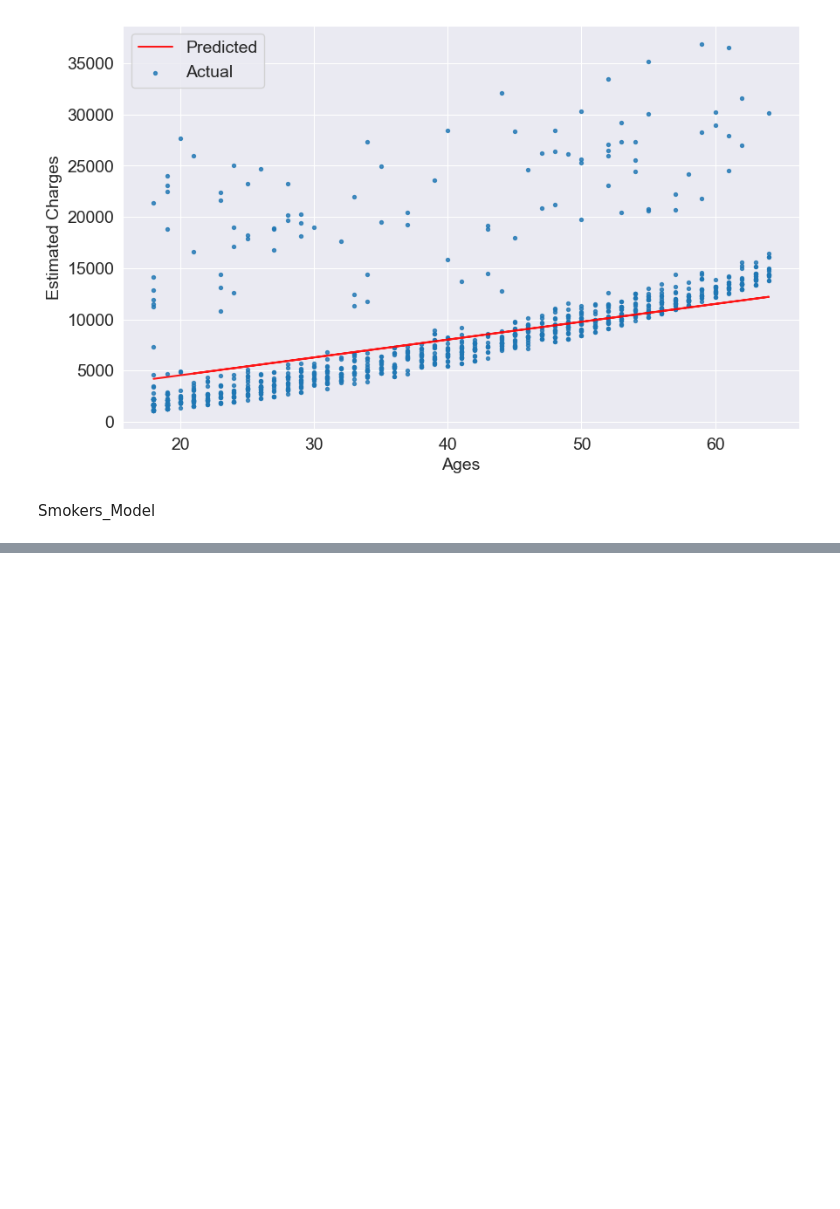
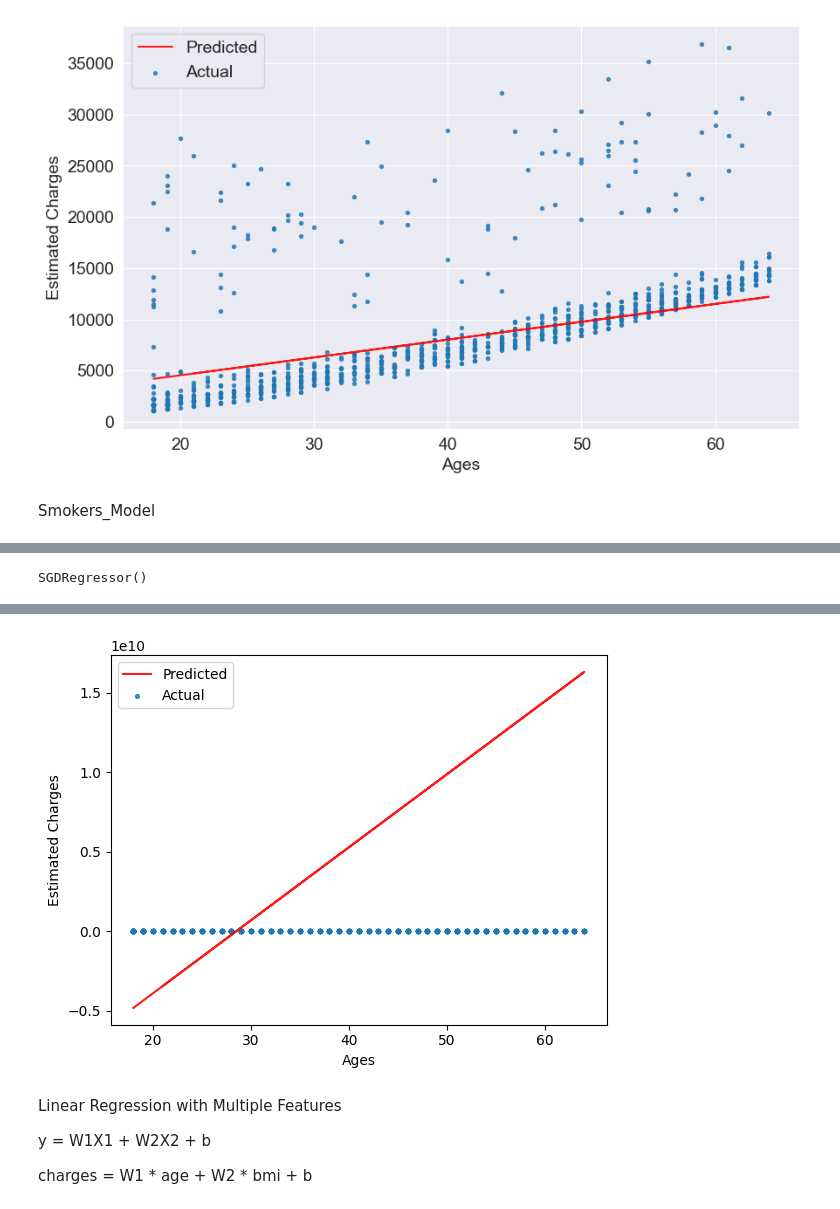
Before and after one commit to John-Fadipe/Machine_Learning_with_Python_and_Scikit_Learn, a Jupyter notebook: Linear Regression with Scikit Learn - Machine Learning with Python.ipynb, the cells around one changed output, grey strips where cells are left out. Saved outputs shown, nothing was run; the diff lists cells and outputs as text; code cells hidden in the pictures; blank space fills up the shorter version.

```diff
--- a/Linear Regression with Scikit Learn - Machine Learning with Python.ipynb
+++ b/Linear Regression with Scikit Learn - Machine Learning with Python.ipynb
@@ -566,0 +625,7 @@ Smokers_Model
+# %%
+model_2.fit(inputs, targets)
+# %% [output]
+SGDRegressor()
+# %%
+try_parameters(model_2.coef_, model_2.intercept_)
+# %% [output]
@@ -566,0 +633,7 @@ Smokers_Model
+[figure, added]
+# %% [markdown]
+Linear Regression with Multiple Features
+
+y = W1X1 + W2X2 + b
+
+charges = W1 * age + W2 * bmi + b
```
Also changed, not shown: parts of 17 cells of this notebook.
